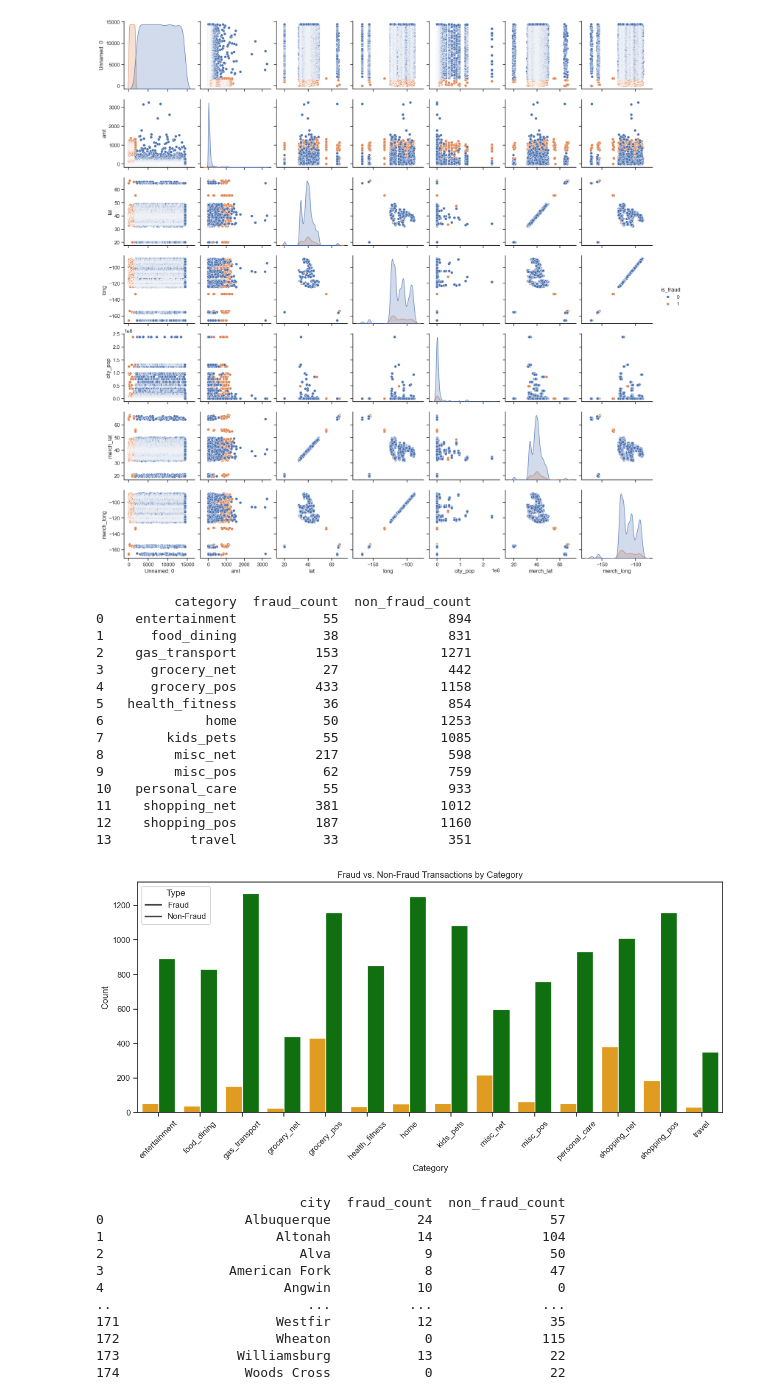
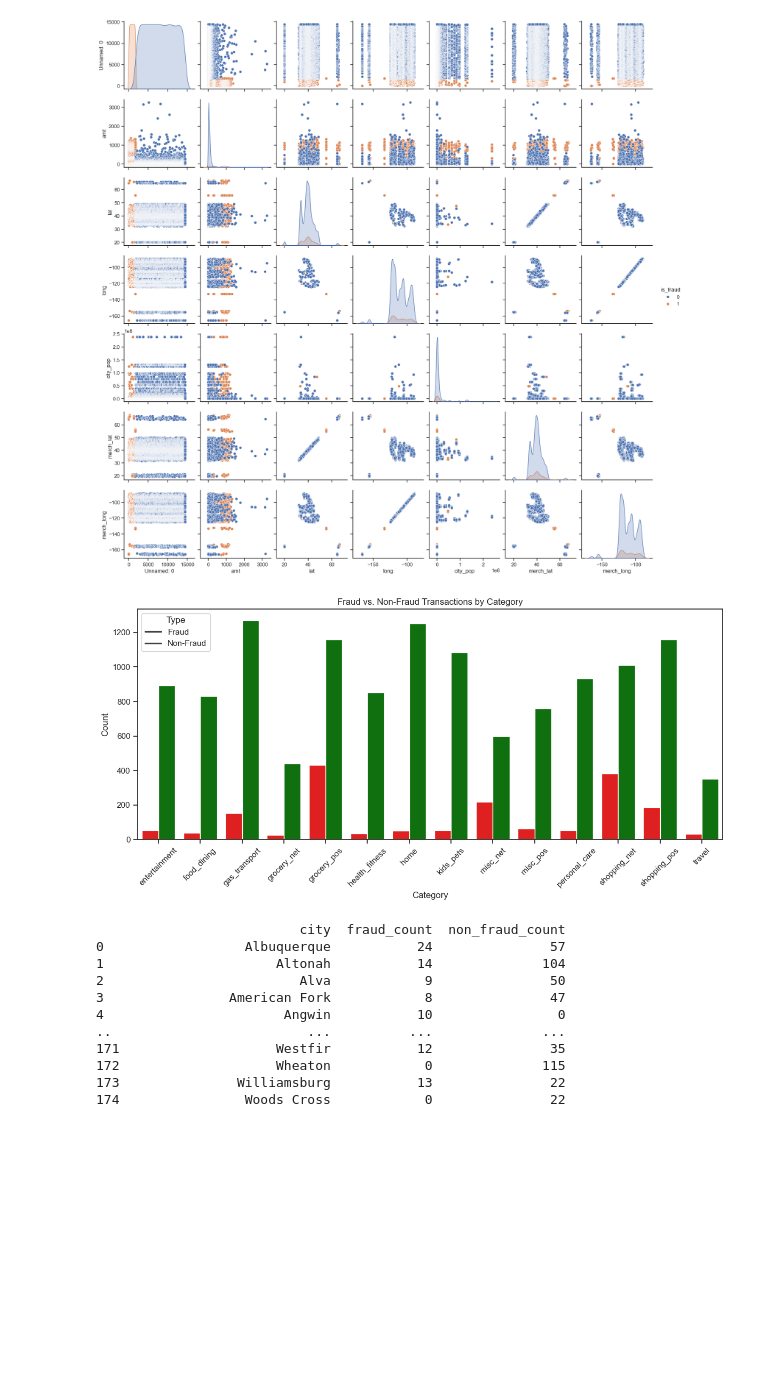
Before and after one commit to sgray38/COSC325_Final, a Jupyter notebook: Data_Visualization.ipynb, the cells around one changed output. Drawn from its saved outputs; the diff is of its cells as text; code cells hidden in the pictures; blank space fills up the shorter version.

Commit message:
finished? data visualization but can keep working

```diff
--- a/Data_Visualization.ipynb
+++ b/Data_Visualization.ipynb
@@ -21,46 +22,32 @@ sns.pairplot(data, hue="is_fraud")
 <seaborn.axisgrid.PairGrid at 0x...>
 [figure]
 # %%
+#creating a new dataframe that keeps the category and is_fraud together for easier graphing
 fraud_stats = data.groupby('category')['is_fraud'].agg(
     fraud_count=lambda x: (x == 1).sum(),
     non_fraud_count=lambda x: (x == 0).sum()
 ).reset_index()
 
 #print(fraud_stats)
 
 # Reshape data for seaborn (convert to long format)
 melted = fraud_stats.melt(id_vars='category',
                           value_vars=['fraud_count', 'non_fraud_count'],
                           var_name='type',
                           value_name='count')
 
 # Plot
 plt.figure(figsize=(12, 6))
 sns.barplot(data=melted, x='category', y='count', hue='type',
-            palette={'fraud_count': 'orange', 'non_fraud_count': 'green'})
+            palette={'fraud_count': 'red', 'non_fraud_count': 'green'})
 
 plt.title('Fraud vs. Non-Fraud Transactions by Category')
 plt.xlabel('Category')
 plt.ylabel('Count')
 plt.xticks(rotation=45)
 plt.legend(title='Type', labels=['Fraud', 'Non-Fraud'])
 plt.tight_layout()
 plt.show()
 # %% [output]
-          category  fraud_count  non_fraud_count
-0    entertainment           55              894
-1      food_dining           38              831
-2    gas_transport          153             1271
-3      grocery_net           27              442
-4      grocery_pos          433             1158
-5   health_fitness           36              854
-6             home           50             1253
-7        kids_pets           55             1085
-8         misc_net          217              598
-9         misc_pos           62              759
-10   personal_care           55              933
-11    shopping_net          381             1012
-12    shopping_pos          187             1160
-13          travel           33              351
-[figure, old version]
+[figure, new version]
 # %%
```
Also changed, not shown: parts of 4 cells of this notebook.
